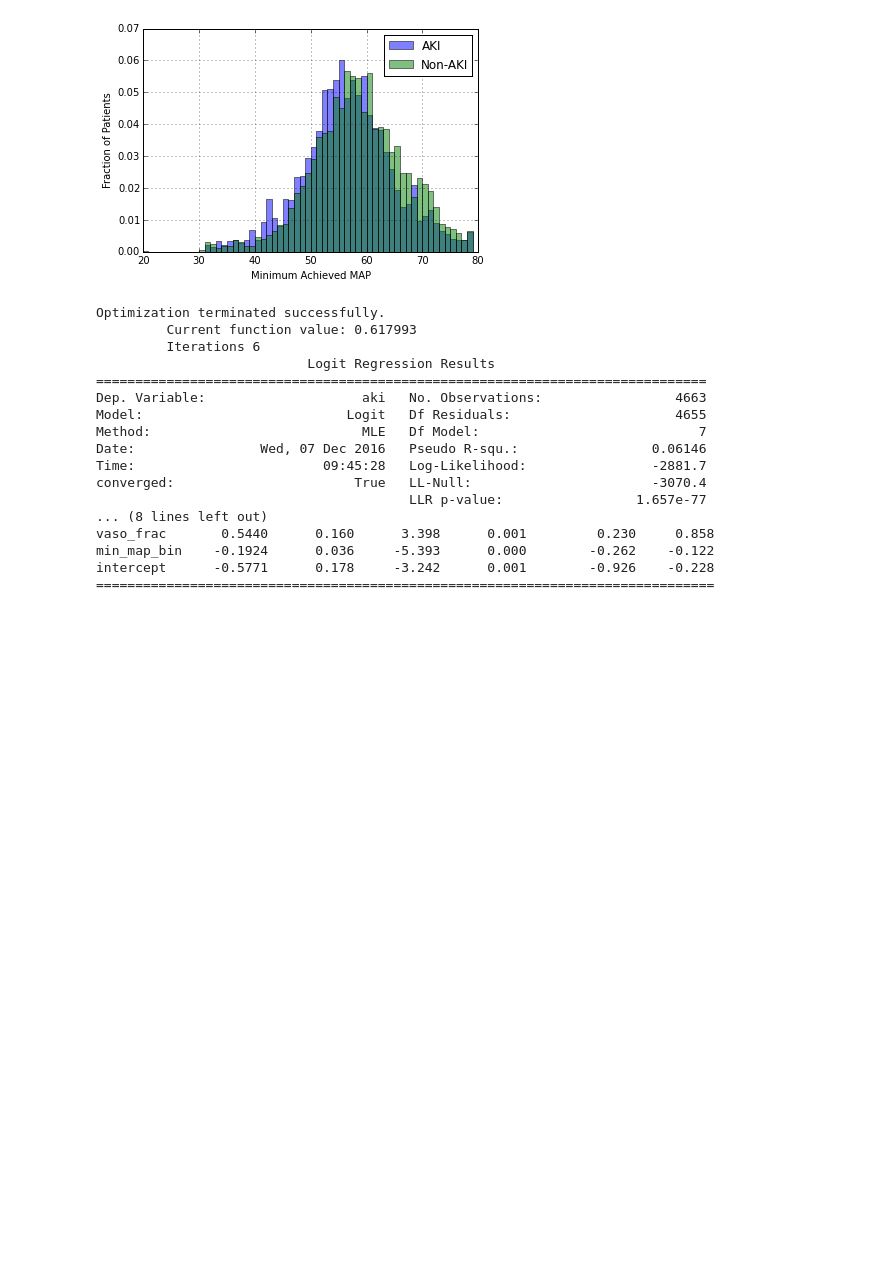
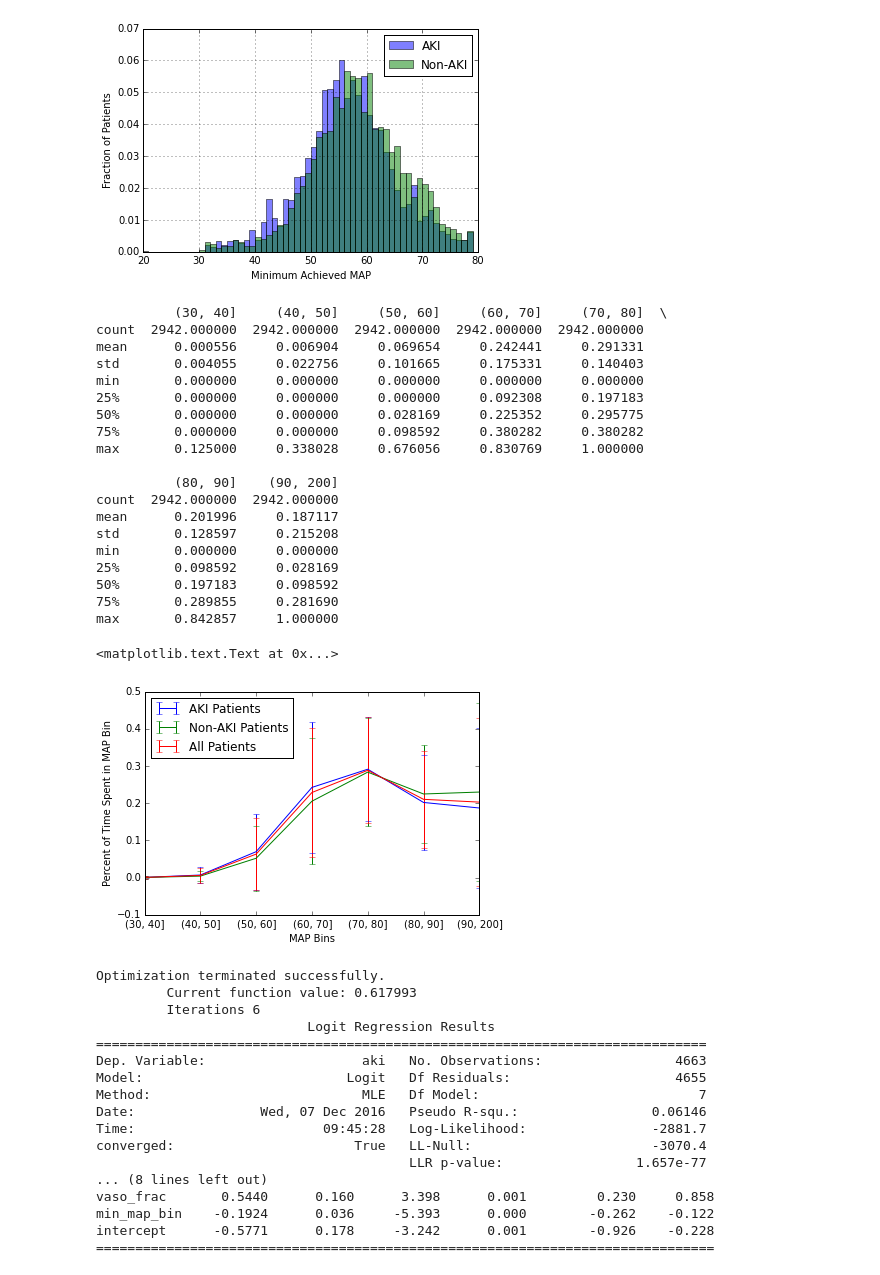
Before and after one commit to nalinimsingh/HST.953-AKI-Prediction, a Jupyter notebook: data_analysis/final_analysis.ipynb, the cells around one changed output. Saved outputs shown, nothing was run; the diff lists cells and outputs as text; code cells hidden in the pictures; blank space fills up the shorter version.

```diff
--- a/data_analysis/final_analysis.ipynb
+++ b/data_analysis/final_analysis.ipynb
@@ -41,7 +43,8 @@ cohort = cohort.loc[cohort['max_lactate'] < 100]
 cohort = cohort[pd.notnull(cohort['max_lactate'])]
 # %%
 # Get map features
-mean_maps, min_maps, map_fracs = getmapfeatures(maps)
+map_cutoffs = np.append(np.arange(30,100,10),200)
+mean_maps, min_maps, map_fracs = getmapfeatures(maps,map_cutoffs)
 # %% [output]
 Fraction of hours missing MAP values: 0.0727082162255
 # %%
@@ -49,7 +52,7 @@ Fraction of hours missing MAP values: 0.0727082162255
 creat_summary = analyzecreatinine(creatinine, admission_creatinine)
 # %%
 # Get the logistic regression data
-lr_data, aki_dataset, non_aki_dataset = getlrdata(cohort, eth, min_maps, creat_summary, aki_urine)
+lr_data, aki_dataset, non_aki_dataset = getlrdata(cohort, eth, min_maps, map_fracs, creat_summary, aki_urine)
 # %%
 # Summarize results
 
@@ -98,6 +101,52 @@ plt.ylabel('Fraction of Patients')
 plt.show()
 # %% [output]
 [figure]
+# %%
+# Plot of percent of time spent within each MAP bin
+map_labels = ['(30, 40]','(40, 50]','(50, 60]','(60, 70]','(70, 80]','(80, 90]','(90, 200]']
+
+aki_map_avg = aki_dataset[map_labels].describe()
+non_aki_map_avg = non_aki_dataset[map_labels].describe()
+all_map_avg = lr_data[map_labels].describe()
+print aki_map_avg
+ind_avg = 1
+ind_std = 2
+
+
+row = aki_map_avg.iloc[ind_avg]
+row.plot(kind='line',yerr=aki_map_avg.iloc[ind_std],label='AKI Patients')
+
+row = non_aki_map_avg.iloc[ind_avg]
+row.plot(kind='line',yerr=non_aki_map_avg.iloc[ind_std],label='Non-AKI Patients')
+
+row = all_map_avg.iloc[ind_avg]
+row.plot(kind='line',yerr=all_map_avg.iloc[ind_std],label='All Patients')
+
+plt.legend(loc='upper left')
+plt.xlabel('MAP Bins')
+plt.ylabel('Percent of Time Spent in MAP Bin')
+# %% [output]
+          (30, 40]     (40, 50]     (50, 60]     (60, 70]     (70, 80]  \
+count  2942.000000  2942.000000  2942.000000  2942.000000  2942.000000
+mean      0.000556     0.006904     0.069654     0.242441     0.291331
+std       0.004055     0.022756     0.101665     0.175331     0.140403
+min       0.000000     0.000000     0.000000     0.000000     0.000000
+25%       0.000000     0.000000     0.000000     0.092308     0.197183
+50%       0.000000     0.000000     0.028169     0.225352     0.295775
+75%       0.000000     0.000000     0.098592     0.380282     0.380282
+max       0.125000     0.338028     0.676056     0.830769     1.000000
+
+          (80, 90]    (90, 200]
+count  2942.000000  2942.000000
+mean      0.201996     0.187117
+std       0.128597     0.215208
+min       0.000000     0.000000
+25%       0.098592     0.028169
+50%       0.197183     0.098592
+75%       0.289855     0.281690
+max       0.842857     1.000000
+<matplotlib.text.Text at 0x...>
+[figure, added]
 # %%
 # Organize data for logistic regression
 
```
Also changed, not shown: parts of 1 cell of this notebook, 2 other files.
